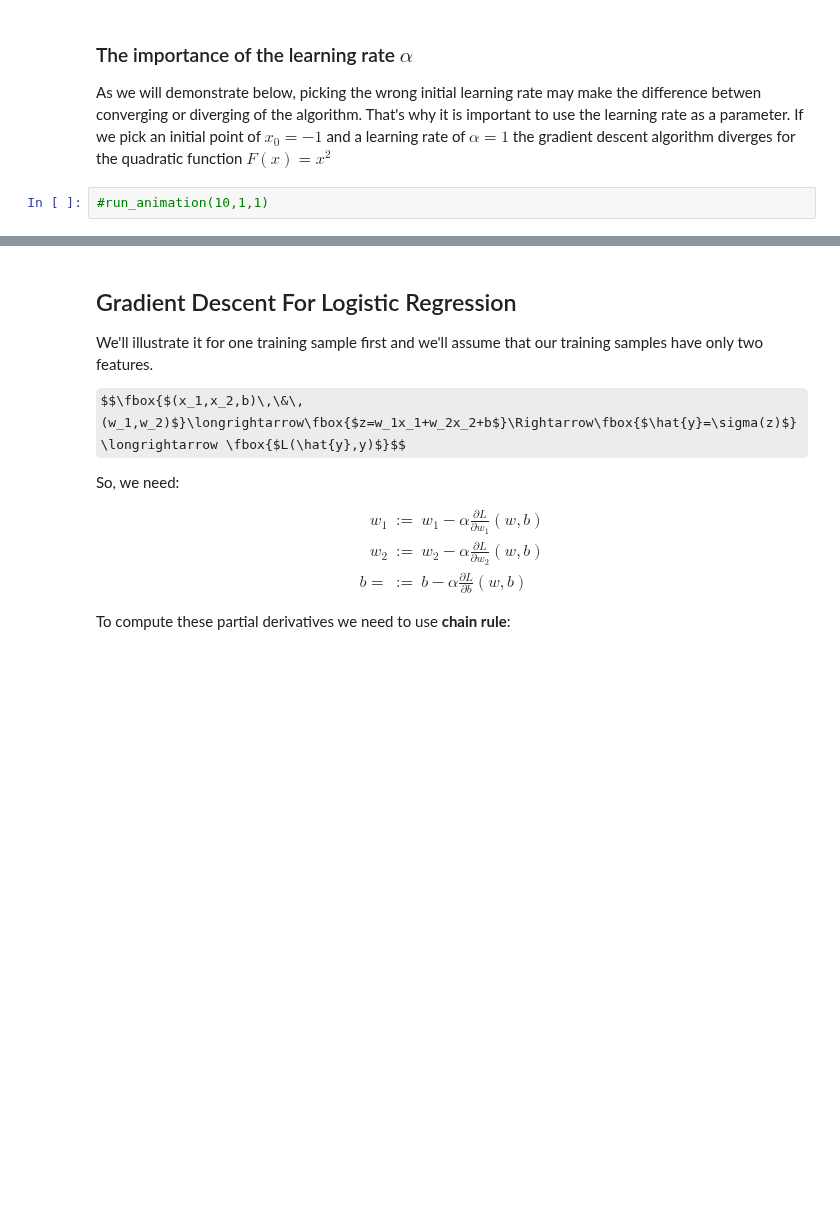
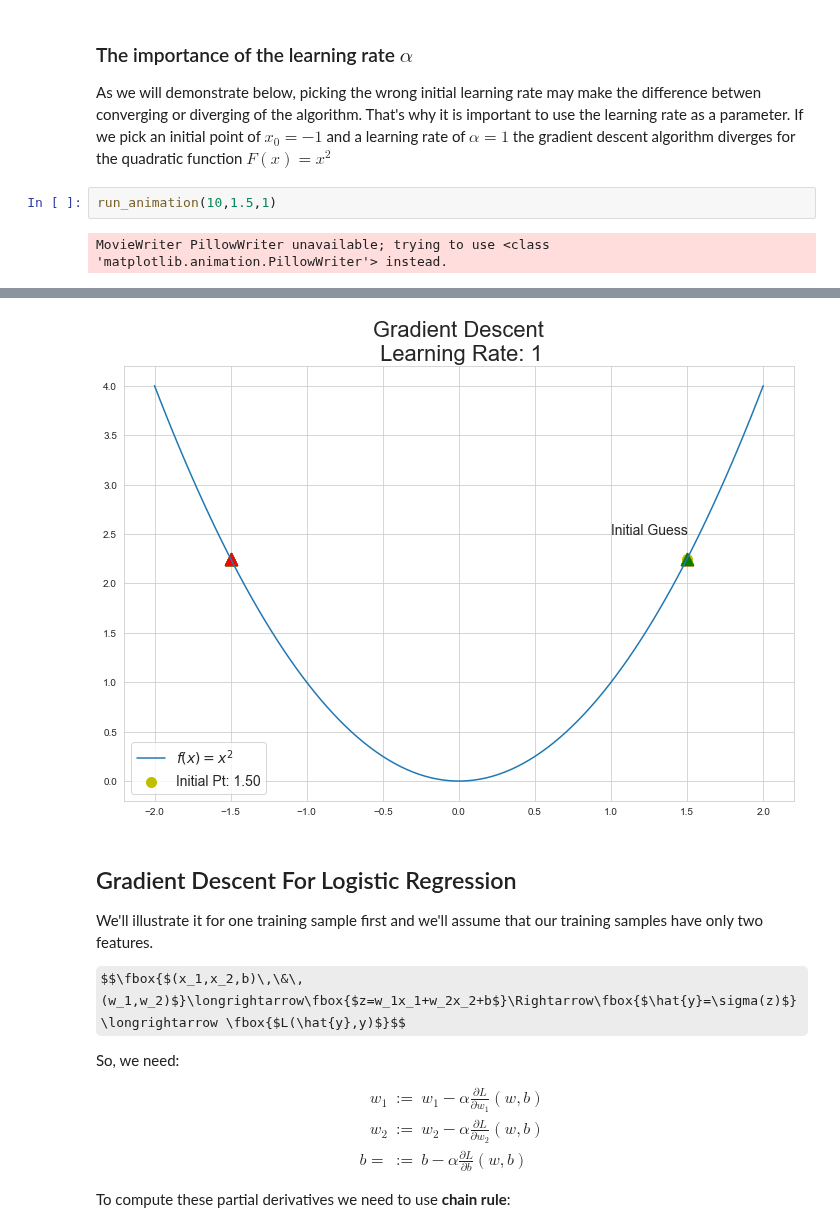
Before and after one commit to jkstarling/MA477-copy, a Jupyter notebook: MA477 - Theory and Applications of Data Science/Lessons/Lesson 24 - Neural Networks (Part 1)/Lesson 24 - Neural Networks (Part 1).ipynb, the cells around one changed output, grey strips where cells are left out. Drawn from its saved outputs; the diff is of its cells as text; some formulas as TeX source; blank space fills up the shorter version.

```diff
--- a/MA477 - Theory and Applications of Data Science/Lessons/Lesson 24 - Neural Networks (Part 1)/Lesson 24 - Neural Networks (Part 1).ipynb
+++ b/MA477 - Theory and Applications of Data Science/Lessons/Lesson 24 - Neural Networks (Part 1)/Lesson 24 - Neural Networks (Part 1).ipynb
@@ -244,4 +251,6 @@ def run_animation(n,x,lr):
 
 As we will demonstrate below, picking the wrong initial learning rate may make the difference betwen converging or diverging of the algorithm. That's why it is important to use the learning rate as a parameter. If we pick an initial point of $x_0=-1$ and a learning rate of $\alpha=1$ the gradient descent algorithm diverges for the quadratic function $F(x)=x^2$
 # %%
-#run_animation(10,1,1)
+run_animation(10,1.5,1)
+# %% [output]
+MovieWriter PillowWriter unavailable; trying to use <class 'matplotlib.animation.PillowWriter'> instead.
@@ -248,3 +258,4 @@ As we will demonstrate below, picking the wrong initial learning rate may make t
+[figure, added]
 # %% [markdown]
 <h2>Gradient Descent For Logistic Regression</h2>
 
```
Also changed, not shown: parts of 4 cells of this notebook, 3 other files.
